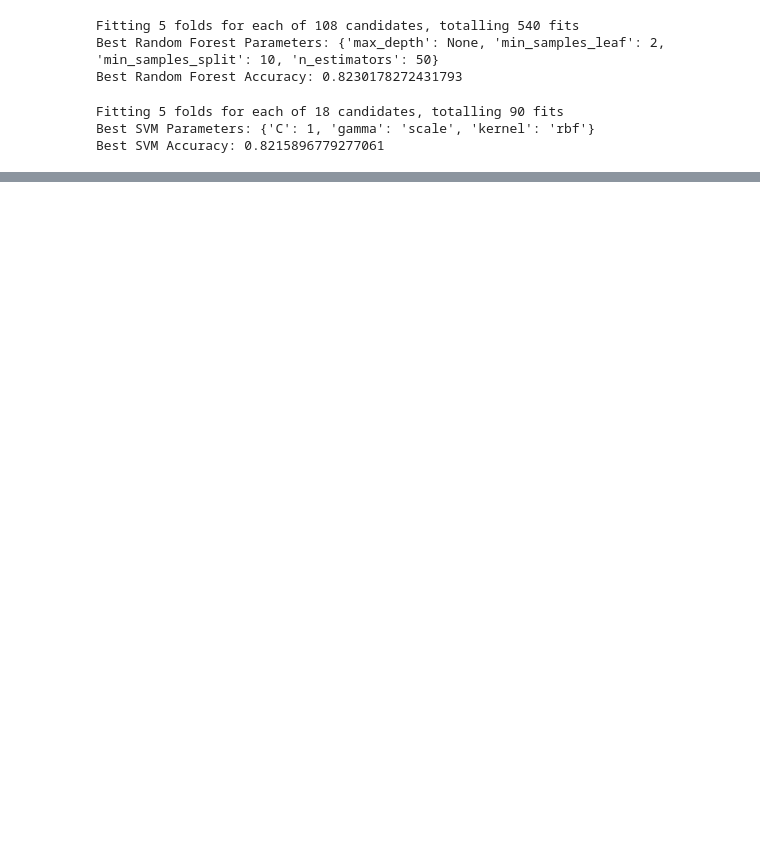
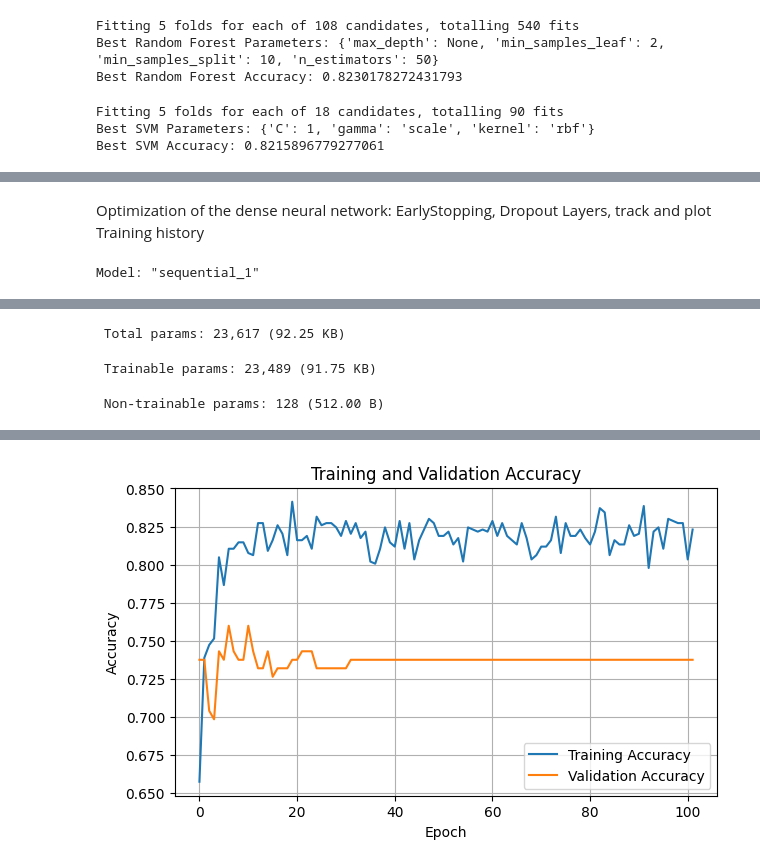
Before and after one commit to TilloStralka/Kaggle_Titanic, a Jupyter notebook: Kaggle_Titanic.ipynb, the cells around one changed output, grey strips where cells are left out. Drawn from its saved outputs; the diff is of its cells as text; code cells hidden in the pictures; blank space fills up the shorter version.

```diff
--- a/Kaggle_Titanic.ipynb
+++ b/Kaggle_Titanic.ipynb
@@ -375,0 +366,73 @@ ModuleNotFoundError: No module named 'scikeras'
+# %% [markdown]
+Optimization of the dense neural network:
+EarlyStopping, Dropout Layers, track and plot Training history
+# %%
+import tensorflow as tf
+from tensorflow.keras.models import Sequential
+from tensorflow.keras.layers import Dense, Dropout, Input
+from tensorflow.keras.callbacks import EarlyStopping
+from tensorflow.keras.optimizers import Adam
+from tensorflow.keras.layers import BatchNormalization
+from tensorflow.keras.callbacks import ReduceLROnPlateau
+from tensorflow.keras.regularizers import l2
+import matplotlib.pyplot as plt
+
+# Step 1: Build the Neural Network Model
+# Dropout leves: start with small and have higher ones in the later layers
+model = Sequential([
+    Input(shape=(X_train_scaled.shape[1],)),  # Explicitly define the input shape
+    Dense(64, activation='relu', kernel_regularizer=l2(0.001)),
+    Dropout(0.1),  # Dropout layer to reduce overfitting
+    Dense(128, activation='relu', kernel_regularizer=l2(0.001)),
+    Dense(64, activation='relu', kernel_regularizer=l2(0.001)),
+    BatchNormalization(),
+    Dropout(0.2),
+    Dense(64, activation='relu'),
+    Dropout(0.5),
+    Dense(32, activation='relu', kernel_regularizer=l2(0.001)),
+    Dense(1, activation='sigmoid')  # Sigmoid activation for binary classification
+])
+
+# Step 2: Compile the model with binary_crossentropy for binary classification
+model.compile(optimizer=Adam(learning_rate=0.0005),
+              loss='binary_crossentropy',
+              metrics=['accuracy'])  # Accuracy as the primary metric
+
+# Display the model architecture
+model.summary()
+
+# Step 3: Set up early stopping
+early_stopping = EarlyStopping(
+    monitor='val_loss', patience=100, min_delta=0.0001, restore_best_weights=True, verbose=1
+)
+
+# Step 4: Train the Model
+# Learning Rate Scheduler
+lr_scheduler = ReduceLROnPlateau(
+    monitor='val_loss',
+    factor=0.5,
+    patience=5,
+    min_lr=1e-6,
+    verbose=1
+)
+history = model.fit(
+    X_train_scaled, y_train,
+    validation_data=(X_val, y_val),
+    epochs=200,              # Reduced epochs - helps manage memory usage
+    batch_size=16,          # Smaller batch size - helps manage memory usage
+    callbacks=[early_stopping, lr_scheduler],  # Early stopping to prevent overfitting and adding lr_scheduler
+    verbose=1
+)
+
+# Step 5: Plot Training and Validation Accuracy
+plt.figure(figsize=(7, 4))
+plt.plot(history.history['accuracy'], label='Training Accuracy')
+plt.plot(history.history['val_accuracy'], label='Validation Accuracy')
+plt.xlabel('Epoch')
+plt.ylabel('Accuracy')
+plt.title('Training and Validation Accuracy')
+plt.legend()
+plt.grid(True)
+plt.show()
+# %% [output]
+Model: "sequential_1"
@@ -375,0 +456,3 @@ ModuleNotFoundError: No module named 'scikeras'
+ Total params: 23,617 (92.25 KB)
+ Trainable params: 23,489 (91.75 KB)
+ Non-trainable params: 128 (512.00 B)
@@ -375,0 +476 @@ ModuleNotFoundError: No module named 'scikeras'
+[figure, added]
```
Also changed, not shown: parts of 16 cells of this notebook, 1 other file.
